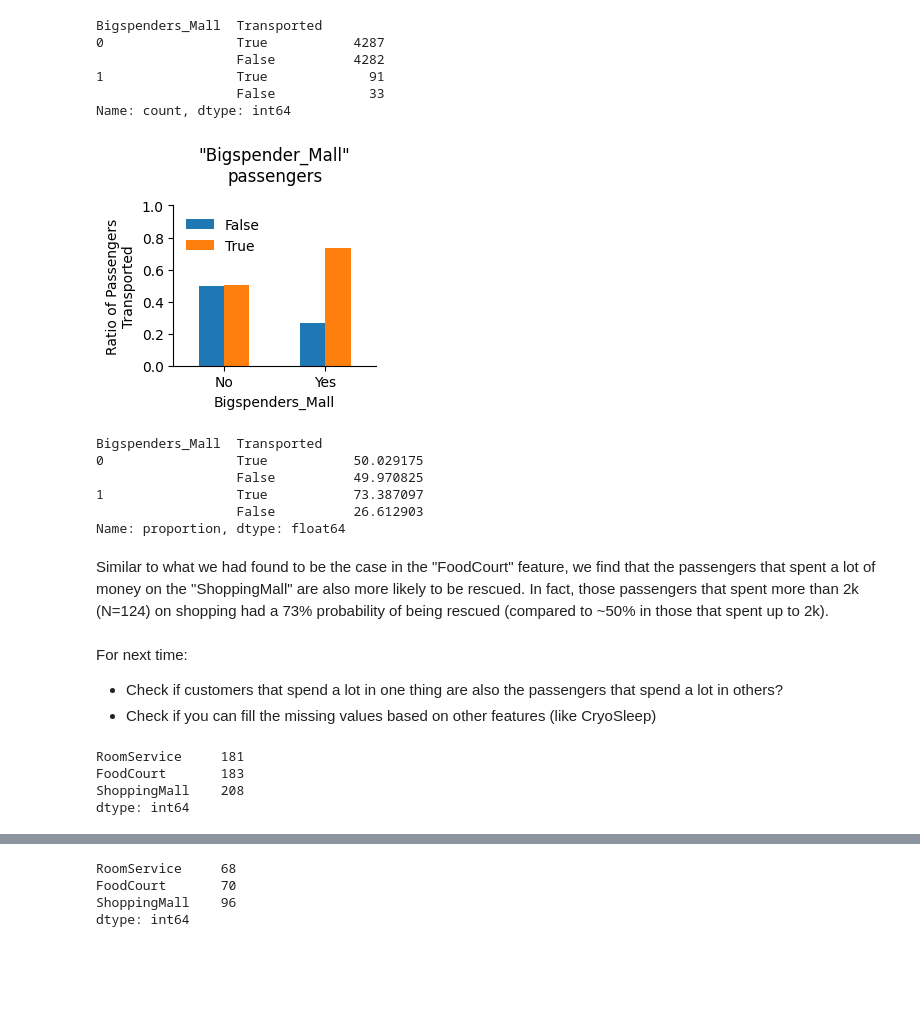
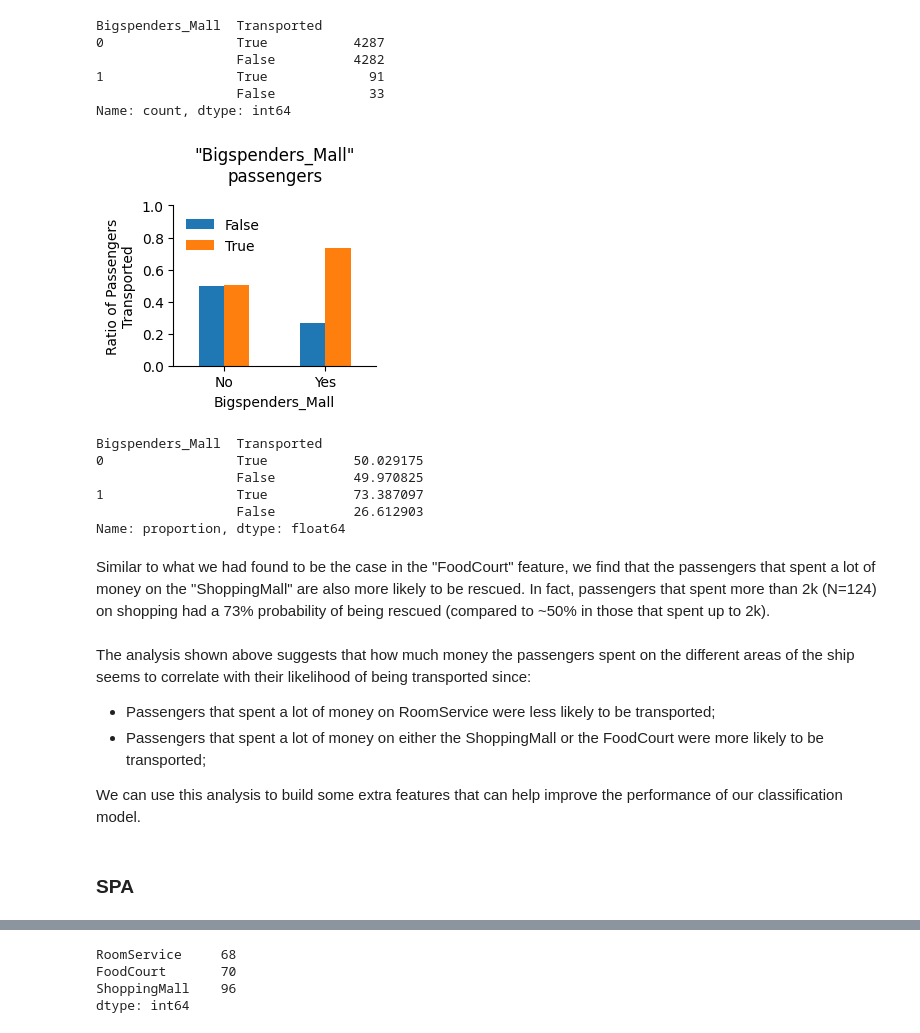
Before and after one commit to AJSDias/space_titanic, a Jupyter notebook: titanic_eda.ipynb, the cells around one changed output, grey strips where cells are left out. Drawn from its saved outputs; the diff is of its cells as text; code cells hidden in the pictures; blank space fills up the shorter version.

Commit message:
more eda and created modelling framework

```diff
--- a/titanic_eda.ipynb
+++ b/titanic_eda.ipynb
@@ -757,15 +750,15 @@ Bigspenders_Mall  Transported
 Name: count, dtype: int64
 # %%
 data.groupby('Bigspenders_Mall').Transported.value_counts(dropna=False, normalize=True).unstack().plot.bar(rot=0, figsize=(3,3))
-plt.title('"Bigspender_Mall"\npassengers', y=1.1)
+plt.title('"Bigspenders_Mall"\npassengers', y=1.1)
 plt.ylim(0,1)
 plt.ylabel('Ratio of Passengers\nTransported')
 plt.xticks([0,1], ['No','Yes'])
 plt.legend(frameon=False)
 sns.despine()
 plt.tight_layout()
 # %% [output]
-[figure, old version]
+[figure, new version]
 # %%
 data.groupby('Bigspenders_Mall').Transported.value_counts(dropna=False, normalize=True)*100
 # %% [output]
@@ -776,15 +769,12 @@ Bigspenders_Mall  Transported
                   False          26.612903
 Name: proportion, dtype: float64
 # %% [markdown]
-Similar to what we had found to be the case in the "FoodCourt" feature, we find that the passengers that spent a lot of money on the "ShoppingMall" are also more likely to be rescued. In fact, those passengers that spent more than 2k (N=124) on shopping had a 73% probability of being rescued (compared to ~50% in those that spent up to 2k).
+Similar to what we had found to be the case in the "FoodCourt" feature, we find that the passengers that spent a lot of money on the "ShoppingMall" are also more likely to be rescued. In fact, passengers that spent more than 2k (N=124) on shopping had a 73% probability of being rescued (compared to ~50% in those that spent up to 2k).
-# %% [markdown]
-For next time:
-- Check if customers that spend a lot in one thing are also the passengers that spend a lot in others?
-- Check if you can fill the missing values based on other features (like CryoSleep)
-# %%
-data[['RoomService','FoodCourt','ShoppingMall']].isna().sum()
-# %% [output]
-RoomService     181
-FoodCourt       183
-ShoppingMall    208
-dtype: int64
+# %% [markdown]
+The analysis shown above suggests that how much money the passengers spent on the different areas of the ship seems to correlate with their likelihood of being transported since:
+- Passengers that spent a lot of money on RoomService were less likely to be transported;
+- Passengers that spent a lot of money on either the ShoppingMall or the FoodCourt were more likely to be transported;
+
+We can use this analysis to build some extra features that can help improve the performance of our classification model.
+# %% [markdown]
+### SPA
```
Also changed, not shown: parts of 36 cells of this notebook.
